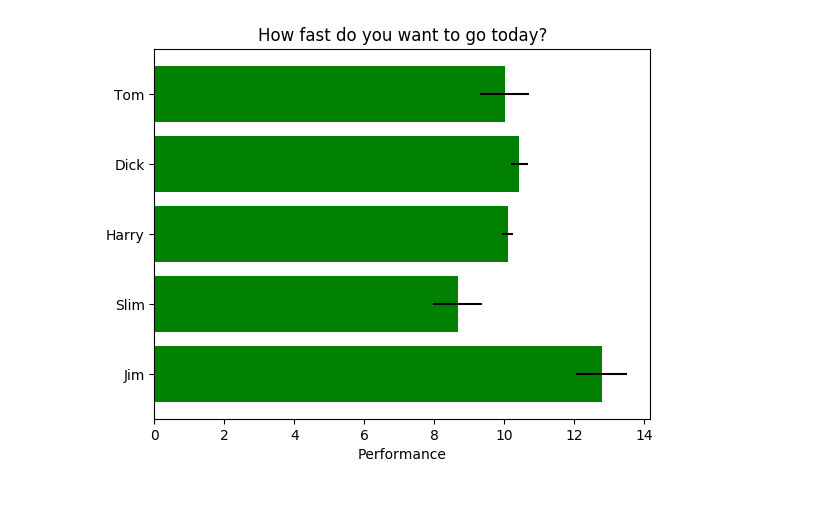
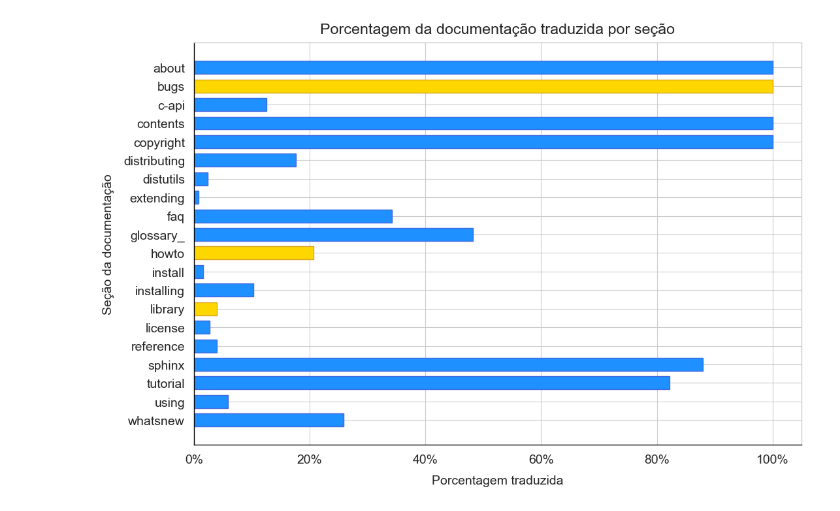
Before and after one commit to rougeth/python-doc-br-stats, a Jupyter notebook: python_doc_br.ipynb, the cells around one changed output. Saved outputs shown, nothing was run; the diff lists cells and outputs as text; code cells hidden in the pictures.

Commit message:
Matplotlib > Bokeh

```diff
--- a/python_doc_br.ipynb
+++ b/python_doc_br.ipynb
@@ -51,10 +46,11 @@ stats = {key: stats[key] for key in sorted(stats.keys(), reverse=True)}
 # Configure nice colors for the chart
 required_resources = ["bugs", "howto", "library"]
 
+GOLD = '#ffd700'
+GOLDENROD = '#daa520'
+DODGERBLUE = '#1e90ff'
+ROYALBLUE = '#4169e1'
+
 color = lambda resource, color1, color2: color1 if resource in required_resources else color2
-
-fill_palette = [color(resource, "gold", "dodgerblue") for resource in y_resources]
-line_palette = [color(resource, "goldenrod", "royalblue") for resource in y_resources]
-
-fill_color_map = factor_cmap("y", palette=fill_palette, factors=y_resources)
-line_color_map = factor_cmap("y", palette=line_palette, factors=y_resources)
+fill_palette = [color(resource, GOLD, DODGERBLUE) for resource in stats.keys()]
+line_palette = [color(resource, GOLDENROD, ROYALBLUE) for resource in stats.keys()]
@@ -119,28 +57,34 @@ show(words_not_translated_plot)
-# %%
-import matplotlib.pyplot as plt
-import numpy as np
-
-# Fixing random state for reproducibility
-np.random.seed(19680801)
-
-
-plt.rcdefaults()
-fig, ax = plt.subplots()
-
-# Example data
-people = ('Tom', 'Dick', 'Harry', 'Slim', 'Jim')
-y_pos = np.arange(len(people))
-performance = 3 + 10 * np.random.rand(len(people))
-error = np.random.rand(len(people))
-
-ax.barh(y_pos, performance, xerr=error, align='center',
-        color='green', ecolor='black')
-ax.set_yticks(y_pos)
-ax.set_yticklabels(people)
-ax.invert_yaxis()  # labels read top-to-bottom
-ax.set_xlabel('Performance')
-ax.set_title('How fast do you want to go today?')
-
-plt.show()
-# %% [output]
-[figure, removed]
+# %%
+# Helpers and defaults
+plt.rcdefaults()
+plt.rcParams.update({'font.size': 14})
+plt.style.use('seaborn-whitegrid')
+
+def setup(ax):
+    ax.tick_params(axis='x', pad=10)
+    ax.tick_params(axis='y', pad=10)
+    ax.spines['left'].set_color('0')
+    ax.spines['bottom'].set_color('0')
+
+def kilo_format(value, tick_number):
+    s = str(int(value))
+    if s.endswith('000'):
+        return s[:-3] + ' k'
+    return value
+# %%
+y_resources = list(stats.keys())
+x_translated = [s['translated_words']/s['words'] for s in stats.values()]
+
+figure, ax = plt.subplots(figsize=(12,8))
+
+setup(ax)
+ax.set_title("Porcentagem da documentação traduzida por seção", pad=10)
+ax.set_xlabel("Porcentagem traduzida", labelpad=10)
+ax.set_ylabel("Seção da documentação", labelpad=10)
+ax.xaxis.set_major_formatter(ticker.PercentFormatter(xmax=1))
+ax.barh(y_resources, x_translated, height=0.7, color=fill_palette, edgecolor=line_palette)
+
+plt.close()
+figure
+# %% [output]
+[figure, added]
```
Also changed, not shown: parts of 5 cells of this notebook, 1 other file.
